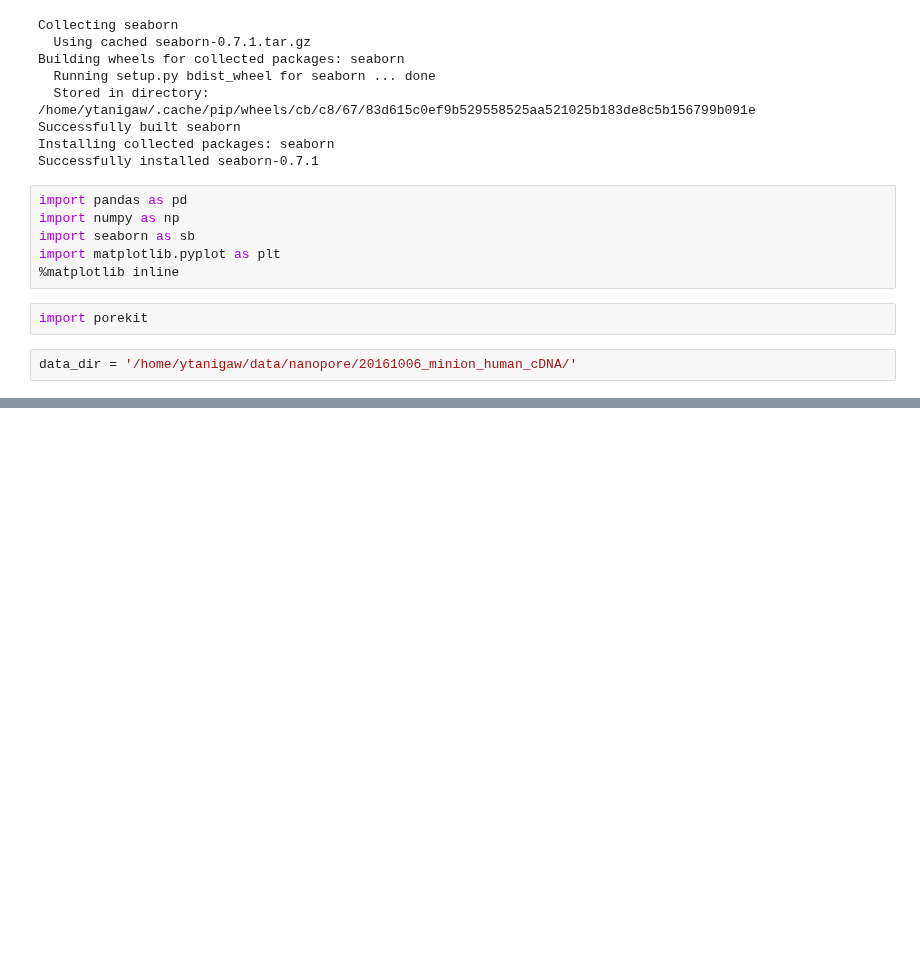
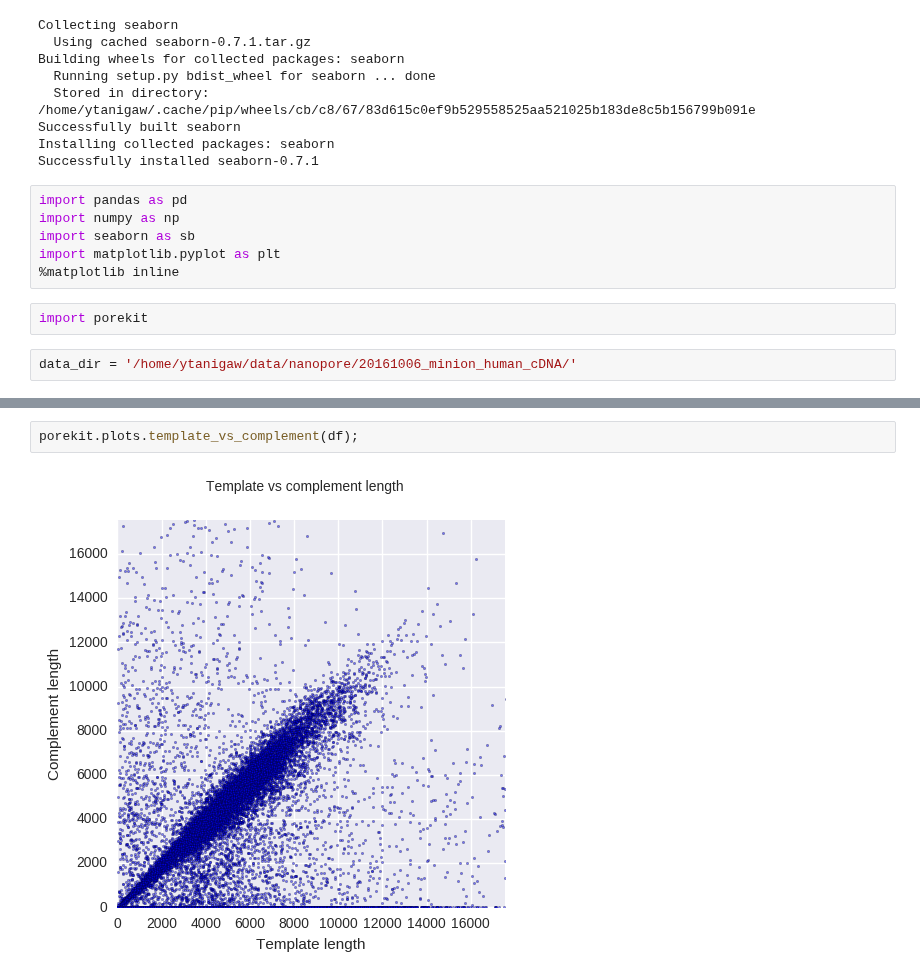
Before and after one commit to rivas-lab/nanopore, a Jupyter notebook: notes/20161017_porekit.ipynb, the cells around one changed output, grey strips where cells are left out. Drawn from its saved outputs; the diff is of its cells as text; blank space fills up the shorter version.

```diff
--- a/notes/20161017_porekit.ipynb
+++ b/notes/20161017_porekit.ipynb
@@ -54,0 +147,4 @@ everything = porekit.gather_metadata(
+# %%
+porekit.plots.template_vs_complement(df);
+# %% [output]
+[figure, added]
```
Also changed, not shown: parts of 33 cells of this notebook.
